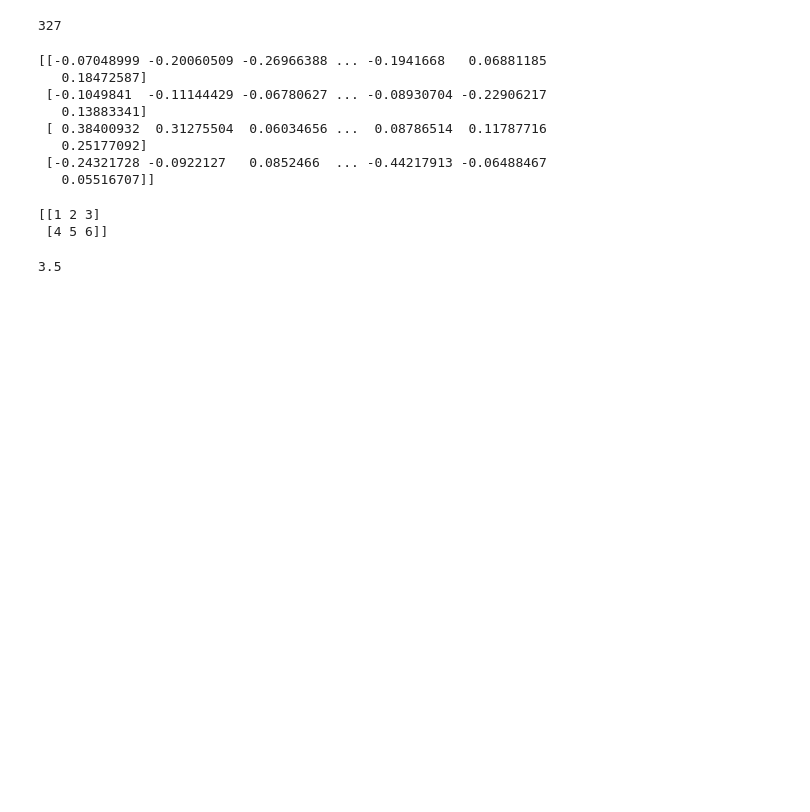
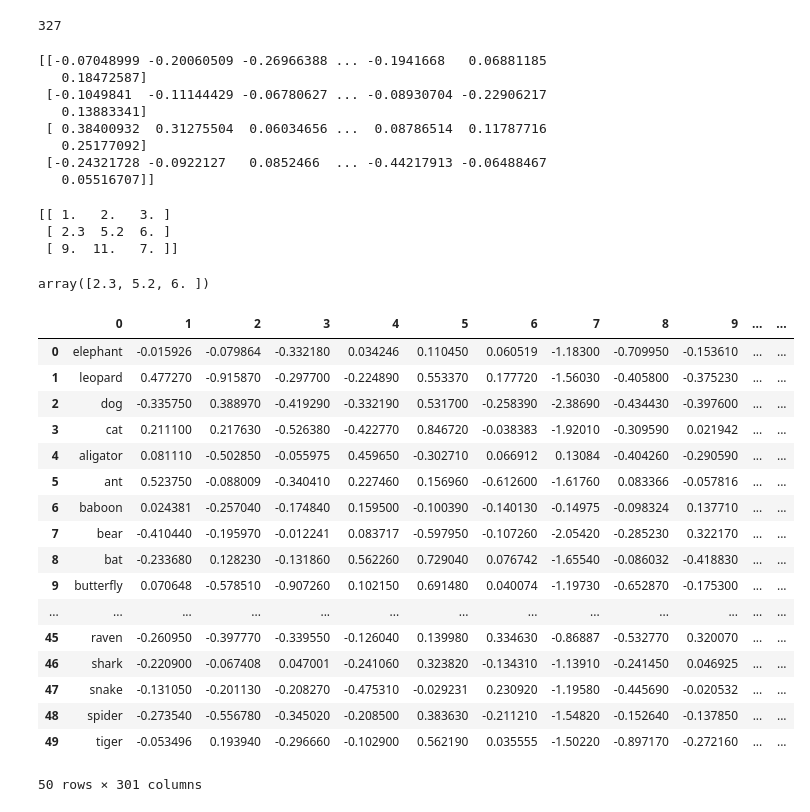
Before and after one commit to sreejithvn/K-means_and_K-medians, a Jupyter notebook: k_means_clustering.ipynb, the cells around one changed output. Cells and saved outputs as stored; diff of their text form; code cells hidden in the pictures; blank space fills up the shorter version.

Commit message:
Added K-mean and K-medians.py

```diff
--- a/k_means_clustering.ipynb
+++ b/k_means_clustering.ipynb
@@ -7,6 +7,11 @@ data1 = pd.read_csv('CA2Data/animals', header=None, delimiter=' ')
 data2 = pd.read_csv('CA2Data/countries', header=None, delimiter=' ')
 data3 = pd.read_csv('CA2Data/fruits', header=None, delimiter=' ')
 data4 = pd.read_csv('CA2Data/veggies', header=None, delimiter=' ')
-# dataset = pd.concat([data1, data2, data3, data4])
+data1[0] = 1
+data2[0] = 2
+data3[0] = 3
+data4[0] = 4
+
+dataset = pd.concat([data1, data2, data3, data4])
 # print(data1.shape, data2.shape, data3.shape, data4.shape)
-dataset = pd.concat([data1.iloc[:,1:], data2.iloc[:,1:], data3.iloc[:,1:], data4.iloc[:,1:]])
+# dataset = pd.concat([data1.iloc[:,1:], data2.iloc[:,1:], data3.iloc[:,1:], data4.iloc[:,1:]])
@@ -101,10 +113,33 @@ print(centroids)
    0.05516707]]
 # %%
 d = np.array([[1,2,3],
-              [4,5,6]])
+              [2.3,5.2,6],
+              [9,11,7]])
 print(d)
-np.mean(d)
+np.median(d, axis=0)
 # %% [output]
-[[1 2 3]
- [4 5 6]]
+[[ 1.   2.   3. ]
+ [ 2.3  5.2  6. ]
+ [ 9.  11.   7. ]]
-3.5
+array([2.3, 5.2, 6. ])
+# %%
+data1
+# %% [output]
+|  | 0 | 1 | 2 | 3 | 4 | 5 | 6 | 7 | 8 | 9 | ... | ... |
+| 0 | elephant | -0.015926 | -0.079864 | -0.332180 | 0.034246 | 0.110450 | 0.060519 | -1.18300 | -0.709950 | -0.153610 | ... | ... |
+| 1 | leopard | 0.477270 | -0.915870 | -0.297700 | -0.224890 | 0.553370 | 0.177720 | -1.56030 | -0.405800 | -0.375230 | ... | ... |
+| 2 | dog | -0.335750 | 0.388970 | -0.419290 | -0.332190 | 0.531700 | -0.258390 | -2.38690 | -0.434430 | -0.397600 | ... | ... |
+| 3 | cat | 0.211100 | 0.217630 | -0.526380 | -0.422770 | 0.846720 | -0.038383 | -1.92010 | -0.309590 | 0.021942 | ... | ... |
+| 4 | aligator | 0.081110 | -0.502850 | -0.055975 | 0.459650 | -0.302710 | 0.066912 | 0.13084 | -0.404260 | -0.290590 | ... | ... |
+| 5 | ant | 0.523750 | -0.088009 | -0.340410 | 0.227460 | 0.156960 | -0.612600 | -1.61760 | 0.083366 | -0.057816 | ... | ... |
+| 6 | baboon | 0.024381 | -0.257040 | -0.174840 | 0.159500 | -0.100390 | -0.140130 | -0.14975 | -0.098324 | 0.137710 | ... | ... |
+| 7 | bear | -0.410440 | -0.195970 | -0.012241 | 0.083717 | -0.597950 | -0.107260 | -2.05420 | -0.285230 | 0.322170 | ... | ... |
+| 8 | bat | -0.233680 | 0.128230 | -0.131860 | 0.562260 | 0.729040 | 0.076742 | -1.65540 | -0.086032 | -0.418830 | ... | ... |
+| 9 | butterfly | 0.070648 | -0.578510 | -0.907260 | 0.102150 | 0.691480 | 0.040074 | -1.19730 | -0.652870 | -0.175300 | ... | ... |
+| ... | ... | ... | ... | ... | ... | ... | ... | ... | ... | ... | ... | ... |
+| 45 | raven | -0.260950 | -0.397770 | -0.339550 | -0.126040 | 0.139980 | 0.334630 | -0.86887 | -0.532770 | 0.320070 | ... | ... |
+| 46 | shark | -0.220900 | -0.067408 | 0.047001 | -0.241060 | 0.323820 | -0.134310 | -1.13910 | -0.241450 | 0.046925 | ... | ... |
+| 47 | snake | -0.131050 | -0.201130 | -0.208270 | -0.475310 | -0.029231 | 0.230920 | -1.19580 | -0.445690 | -0.020532 | ... | ... |
+| 48 | spider | -0.273540 | -0.556780 | -0.345020 | -0.208500 | 0.383630 | -0.211210 | -1.54820 | -0.152640 | -0.137850 | ... | ... |
+| 49 | tiger | -0.053496 | 0.193940 | -0.296660 | -0.102900 | 0.562190 | 0.035555 | -1.50220 | -0.897170 | -0.272160 | ... | ... |
+50 rows × 301 columns
```
Also changed, not shown: parts of 2 cells of this notebook, 1 other file.
